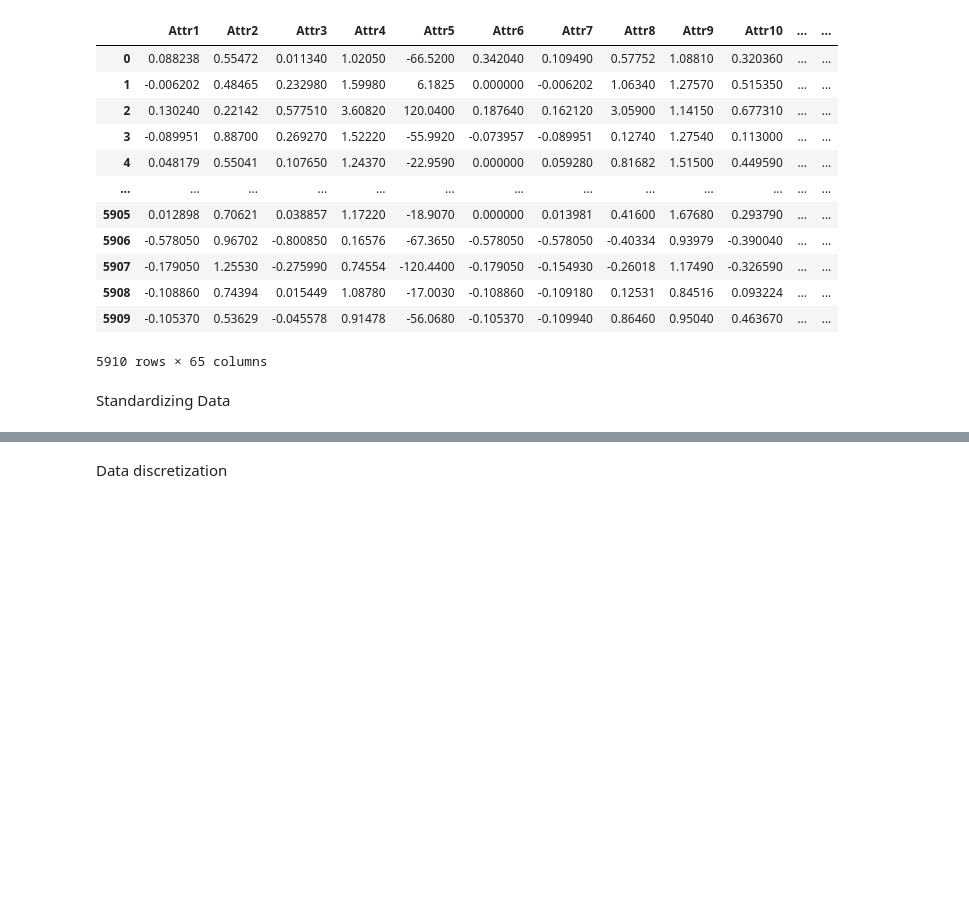
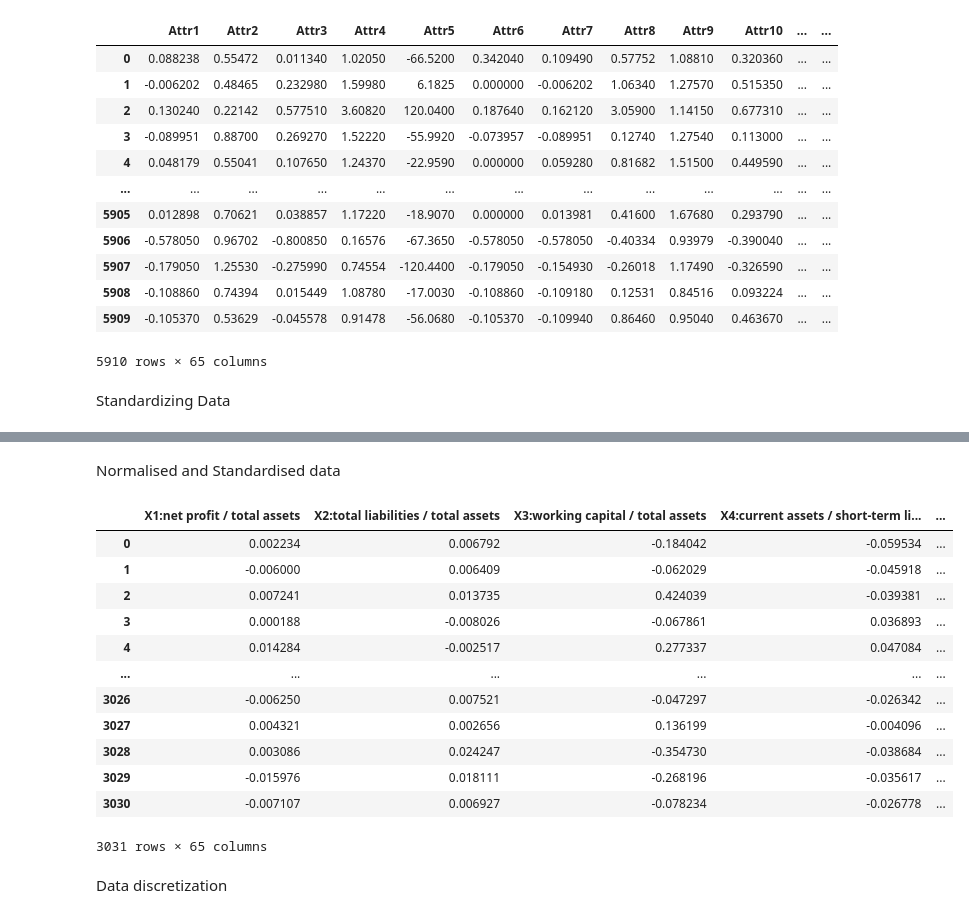
Before and after one commit to Zach-schwark/PGM_Assignment, a Jupyter notebook: data.ipynb, the cells around one changed output, grey strips where cells are left out. Saved outputs shown, nothing was run; the diff lists cells and outputs as text; code cells hidden in the pictures; blank space fills up the shorter version.

```diff
--- a/data.ipynb
+++ b/data.ipynb
@@ -70,7 +83,7 @@ data
 scaler = preprocessing.StandardScaler()
 data_scaled = scaler.fit_transform(data)
 data_scaled_transposed = data_scaled.transpose()
-#print(data)
+print(data)
 #print(data_scaled_transposed)
 
 attribute_names = [
@@ -146,6 +159,9 @@ attribute_dict = {}
 for i in range(len(data_scaled_transposed)):
     attribute_dict[attribute_names[i]] = data_scaled_transposed[i]
 
-PreprocessedData = pd.DataFrame(attribute_dict)
-PreprocessedData
+
+standardisedData = pd.DataFrame(attribute_dict)
+#PreprocessedData = standardisedData
+#PreprocessedData
+standardisedData
 # %% [output]
@@ -165,3 +228,33 @@ PreprocessedData
+# %% [markdown]
+Normalised and Standardised data
+# %%
+
+normalizer = preprocessing.Normalizer()
+data_normalised_standardised = normalizer.fit_transform(standardisedData)
+data_normalised_standardised_transposed = data_normalised_standardised.transpose()
+
+normalised_standardised_dict = {}
+
+for i in range(len(data_normalised_standardised_transposed)):
+    normalised_standardised_dict[attribute_names[i]] = data_normalised_standardised_transposed[i]
+
+
+normalised_StandardisedData = pd.DataFrame(normalised_standardised_dict)
+normalised_StandardisedData
+# %% [output]
+|  | X1:net profit / total assets | X2:total liabilities / total assets | X3:working capital / total assets | X4:current assets / short-term li... | ... |
+| 0 | 0.002234 | 0.006792 | -0.184042 | -0.059534 | ... |
+| 1 | -0.006000 | 0.006409 | -0.062029 | -0.045918 | ... |
+| 2 | 0.007241 | 0.013735 | 0.424039 | -0.039381 | ... |
+| 3 | 0.000188 | -0.008026 | -0.067861 | 0.036893 | ... |
+| 4 | 0.014284 | -0.002517 | 0.277337 | 0.047084 | ... |
+| ... | ... | ... | ... | ... | ... |
+| 3026 | -0.006250 | 0.007521 | -0.047297 | -0.026342 | ... |
+| 3027 | 0.004321 | 0.002656 | 0.136199 | -0.004096 | ... |
+| 3028 | 0.003086 | 0.024247 | -0.354730 | -0.038684 | ... |
+| 3029 | -0.015976 | 0.018111 | -0.268196 | -0.035617 | ... |
+| 3030 | -0.007107 | 0.006927 | -0.078234 | -0.026778 | ... |
+3031 rows × 65 columns
 # %% [markdown]
 Data discretization
 # %%
```
Also changed, not shown: parts of 8 cells of this notebook, 4 other files.
